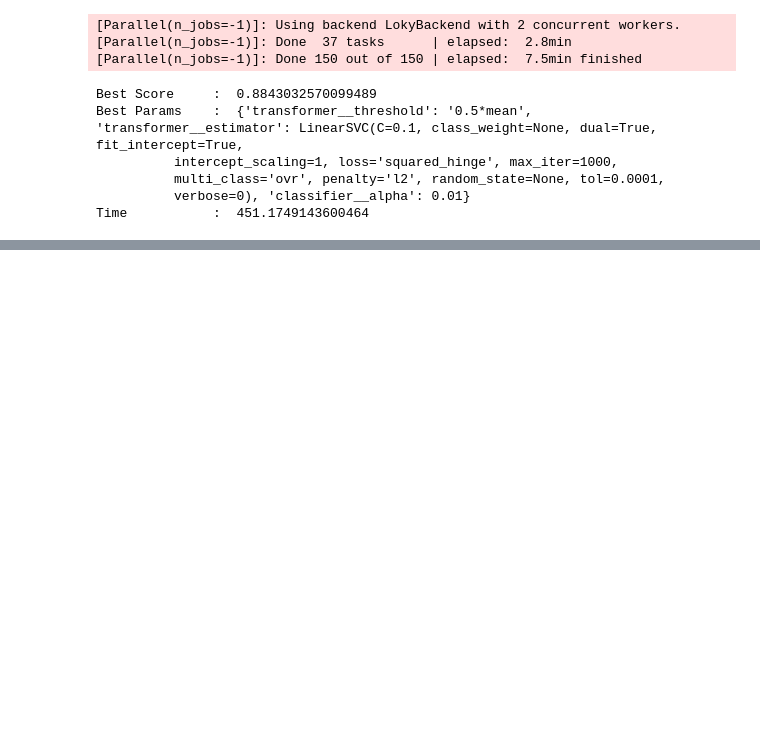
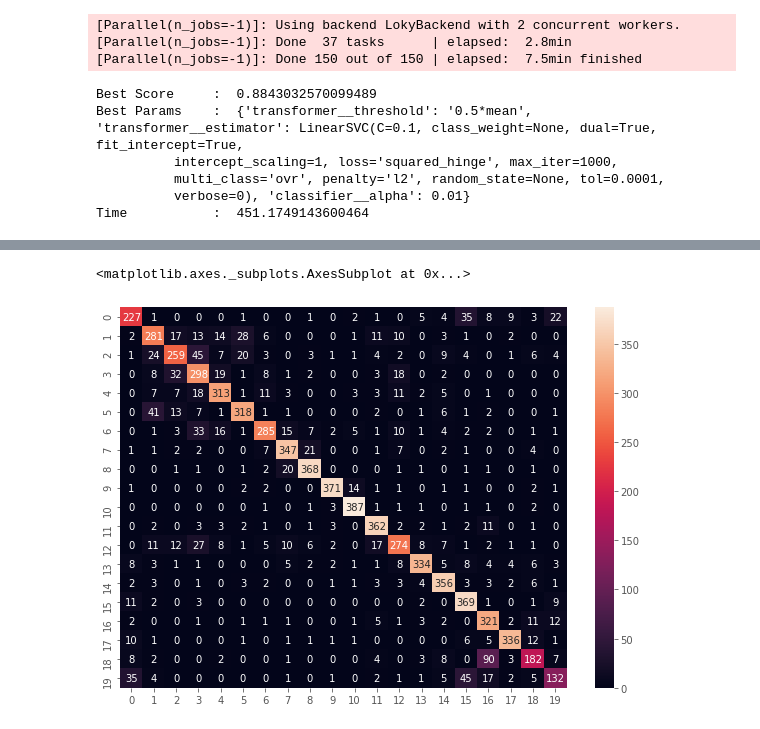
Before and after one commit to agusrichard/data-science-learning-projects, a Jupyter notebook: News Groups/20_newsgroups.ipynb, the cells around one changed output, grey strips where cells are left out. Drawn from its saved outputs; the diff is of its cells as text; code cells hidden in the pictures; blank space fills up the shorter version.

```diff
--- a/News Groups/20_newsgroups.ipynb
+++ b/News Groups/20_newsgroups.ipynb
@@ -951,0 +958,19 @@ print('Time           : ', time() - begin)
+# %%
+class DataCleaner(BaseEstimator, TransformerMixin):
+    """
+    Class to clean text data
+    """
+
+    def fit(self, X, y=None):
+        return self
+
+    def transform(self, X, y=None):
+        data_cleaned = []
+        for text in X:
+            data_cleaned.append(cleaning_text(text))
+        return data_cleaned
+# %%
+pipeline = Pipeline([('cleaner', DataCleaner()),
+                     ('vectorizer', TfidfVectorizer(stop_words='english')),
+                     ('selector', SelectFromModel(LinearSVC(C=0.1), threshold='0.25*mean')),
+                     ('classifier', MultinomialNB(alpha=0.01))])
@@ -951,0 +979,5 @@ print('Time           : ', time() - begin)
+# %%
+pipeline.fit(bunch_train.data, bunch_train.target)
+predictions = pipeline.predict(bunch_test.data)
+acc_score = accuracy_score(bunch_test.target, predictions)
+ra_score = roc_auc_score(label_binarize(bunch_test.target, classes=np.arange(0, 20)), pipeline.predict_proba(bunch_test.data))
@@ -951,0 +990,6 @@ print('Time           : ', time() - begin)
+# %%
+plt.figure(figsize=(10, 7))
+sns.heatmap(confusion_matrix(bunch_test.target, predictions), annot=True, fmt='d')
+# %% [output]
+<matplotlib.axes._subplots.AxesSubplot at 0x...>
+[figure, added]
```
Also changed, not shown: parts of 8 cells of this notebook.
